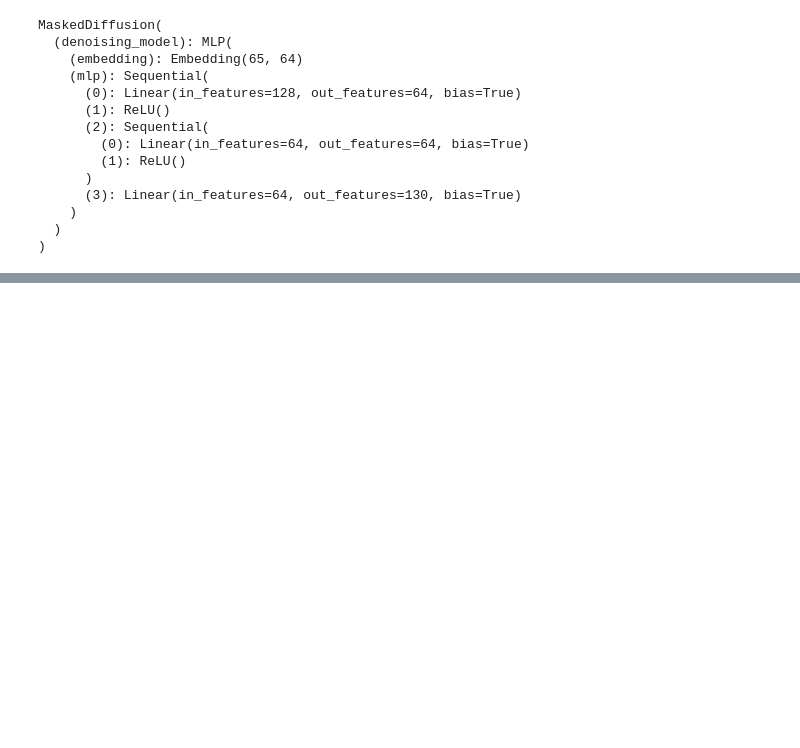
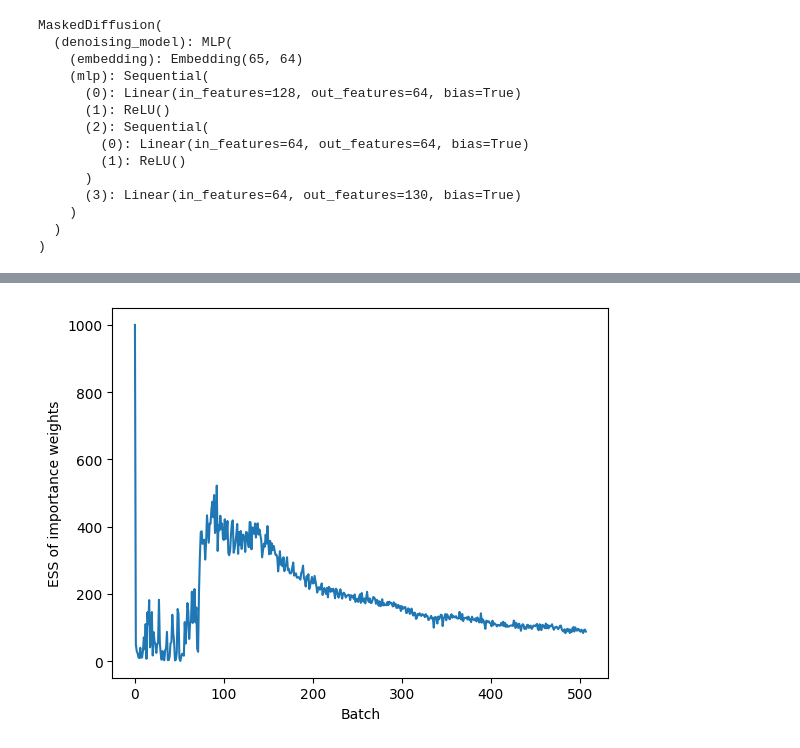
Before and after one commit to chinmay8bit/discrete-diffusion-smc-experiments, a Jupyter notebook: importance_weighted_loss/mdm_gmm1.ipynb, the cells around one changed output, grey strips where cells are left out. Saved outputs shown, nothing was run; the diff lists cells and outputs as text; code cells hidden in the pictures; blank space fills up the shorter version.

```diff
--- a/importance_weighted_loss/mdm_gmm1.ipynb
+++ b/importance_weighted_loss/mdm_gmm1.ipynb
@@ -377,3 +377,12 @@ Saved model weights.
+# %%
+import matplotlib.pyplot as plt
+
+plt.plot(ess_trace)
+plt.xlabel("Batch")
+plt.ylabel("ESS of importance weights")
+plt.show()
+# %% [output]
+[figure, added]
 # %%
 import matplotlib.pyplot as plt
 
```
Also changed, not shown: parts of 4 cells of this notebook, 1 other file.
